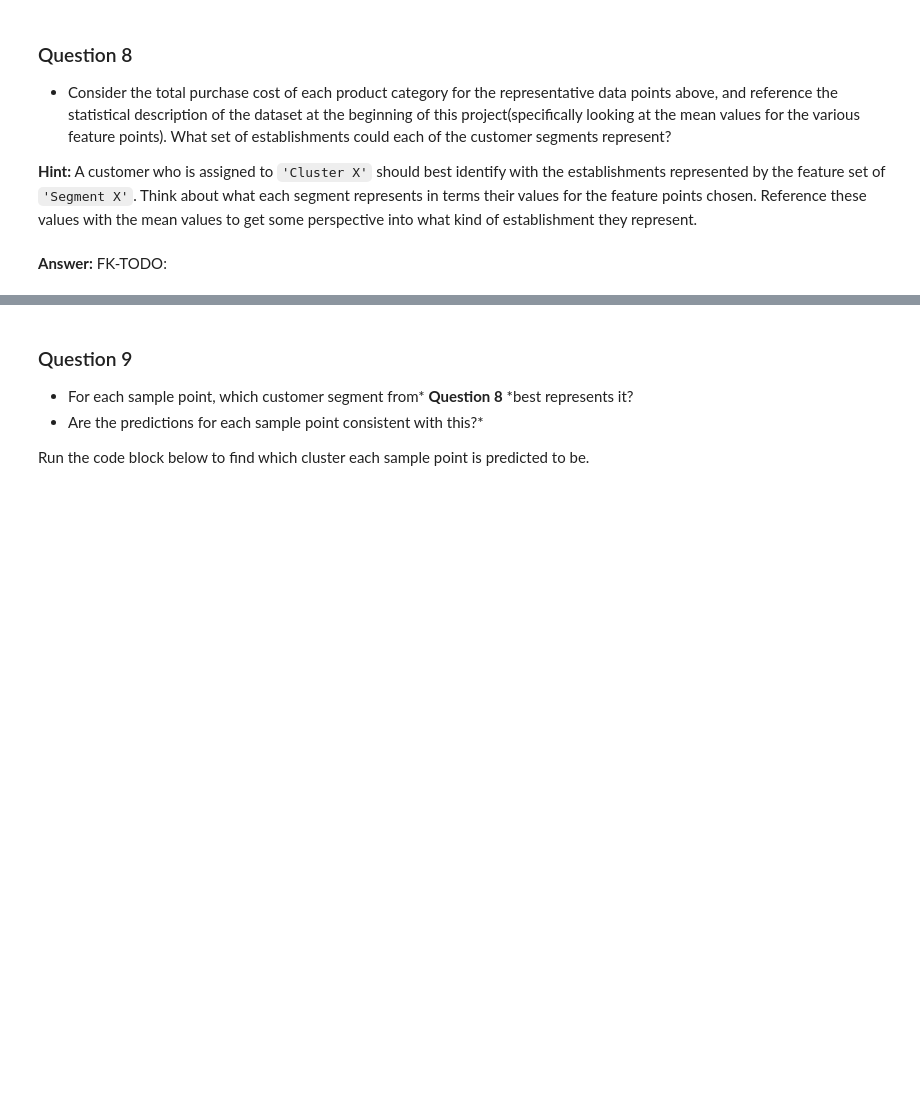
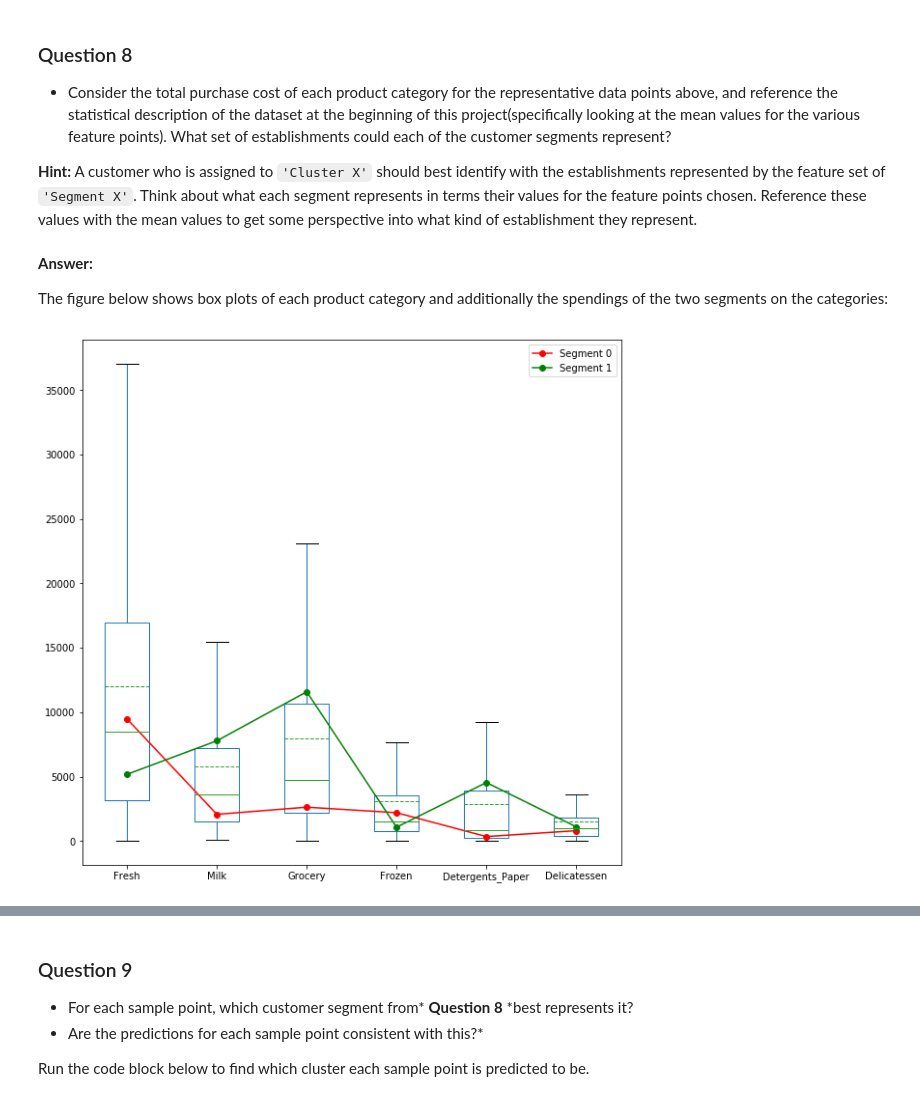
Before and after one commit to KnollFrank/Creating-Customer-Segments, a Jupyter notebook: customer_segments.ipynb, the cells around one changed output, grey strips where cells are left out. Saved outputs shown, nothing was run; the diff lists cells and outputs as text; code cells hidden in the pictures; blank space fills up the shorter version.

Commit message:
answering Question 8

```diff
--- a/customer_segments.ipynb
+++ b/customer_segments.ipynb
@@ -745,6 +745,14 @@ display(true_centers)
 * Consider the total purchase cost of each product category for the representative data points above, and reference the statistical description of the dataset at the beginning of this project(specifically looking at the mean values for the various feature points). What set of establishments could each of the customer segments represent?
 
 **Hint:** A customer who is assigned to `'Cluster X'` should best identify with the establishments represented by the feature set of `'Segment X'`. Think about what each segment represents in terms their values for the feature points chosen. Reference these values with the mean values to get some perspective into what kind of establishment they represent.
-# %% [markdown]
-**Answer:**
-FK-TODO:
+# %% [markdown]
+**Answer:**
+
+The figure below shows box plots of each product category and additionally the spendings of the two segments on the categories:
+# %%
+data.boxplot(showfliers=False, grid=False, figsize=(10,10), showmeans=True, meanline=True)
+plt.plot(range(1,7), true_centers.loc['Segment 0'], 'ro-', label='Segment 0');
+plt.plot(range(1,7), true_centers.loc['Segment 1'], 'go-', label='Segment 1');
+plt.legend();
+# %% [output]
+[figure, added]
```
Also changed, not shown: parts of 3 cells of this notebook.
